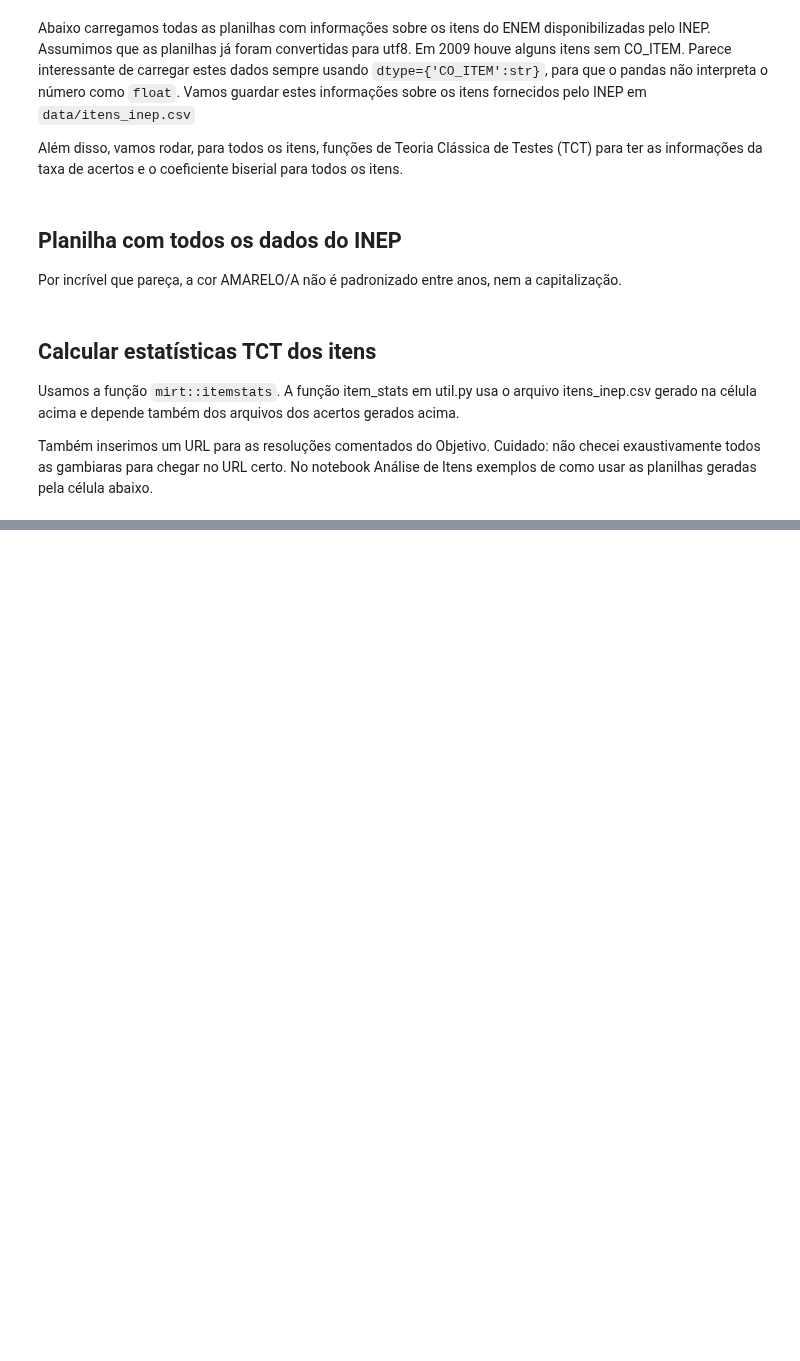
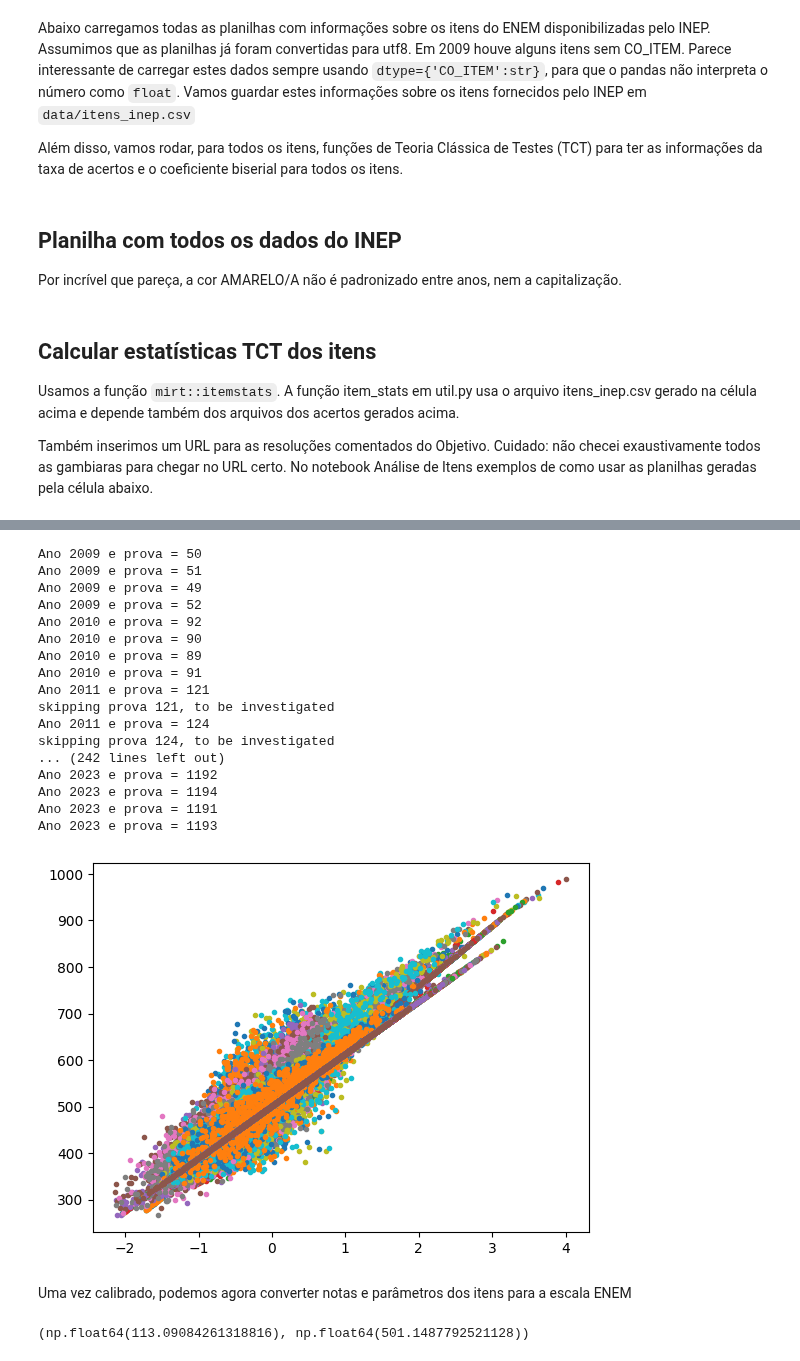
Before and after one commit to atp/enem, a Jupyter notebook: 00-PrepareData.ipynb, the cells around one changed output, grey strips where cells are left out. Cells and saved outputs as stored; diff of their text form; code cells hidden in the pictures; blank space fills up the shorter version.

```diff
--- a/00-PrepareData.ipynb
+++ b/00-PrepareData.ipynb
@@ -323,7 +329,7 @@ def padronizar_amarelo(s):
 
 df = pd.DataFrame()
 for ano in range(2009,2024):
-    item_info = pd.read_csv(f'../inep/enem/{ano}/DADOS/ITENS_PROVA_{ano}-utf8.csv',sep='\;',
+    item_info = pd.read_csv(f'../dados/enem/{ano}/DADOS/ITENS_PROVA_{ano}-utf8.csv',sep='\;',
                         engine='python',dtype={'CO_ITEM':str})
     item_info['ano'] = ano
     item_info['TX_COR'] = item_info['TX_COR'].str.upper().str.strip()
@@ -352,0 +357,53 @@ HTTPError: HTTP Error 403: Forbidden
+# %%
+# vamos ter que pular o ano 2011 para a área CN, porque existe um item que não foi marcado como abandonado,
+# mas para qual o INEP não deu os parâmetros IRT
+# TODO: investigar se o item foi abandonado (conseguimos reproduzir as notas do INEP sem este item)
+# OU se o item foi usado, mas não sabemos os parâmetros.
+# Estamos com dificuldades de reproduzir exatamente as notas de 2017 e 2018 também.
+# TODO: investigar as razões das discrepâncias para os anos que não conseguimos reproduzir
+# TODO: fazer a calibragem para a área LC
+results = pd.DataFrame(columns=['ano','area','prova','slope','intercept','stderr'])
+for area in ['CN','MT','CH']:
+    for ano in range(2009,2024):
+        provs = provas(ano,area)
+        for prova in provs:
+            print(f"Ano {ano} e prova = {prova}")
+            padr,notas_inep= load_padr(prova,1000,nota_inep=True)
+            if prova in [122,121,123,124]:
+                print(f"skipping prova {prova}, to be investigated")
+                continue
+            notas = score_inep(padr,prova)
+
+            x = notas['nota']
+            y = notas_inep['nota_inep']
+            plt.plot(x,y,'.')
+            res = scipy.stats.linregress(x, y)
+            if res.stderr > 0.01:
+                print(f"Standard error of the regression > 0.01 for ano {ano}, area {area} and prova {prova}")
+                print(f"slope = {res.slope}, intercept = {res.intercept}, stderr = {res.stderr}")
+            results.loc[len(results)] = [ano,area,prova,res.slope,res.intercept,res.stderr]
+
+results['prova'] = results['prova'].astype('int')
+results['ano'] = results['ano'].astype('int')
+results.to_csv(f'data/scorecal.csv',index=False)
+# %% [output]
+Ano 2009 e prova = 50
+Ano 2009 e prova = 51
+Ano 2009 e prova = 49
+Ano 2009 e prova = 52
+Ano 2010 e prova = 92
+Ano 2010 e prova = 90
+Ano 2010 e prova = 89
+Ano 2010 e prova = 91
+Ano 2011 e prova = 121
+skipping prova 121, to be investigated
+Ano 2011 e prova = 124
+skipping prova 124, to be investigated
+... (242 lines left out)
+Ano 2023 e prova = 1192
+Ano 2023 e prova = 1194
+Ano 2023 e prova = 1191
+Ano 2023 e prova = 1193
+[figure, added]
+# %% [markdown]
+Uma vez calibrado, podemos agora converter notas e parâmetros dos itens para a escala ENEM
@@ -352,0 +412,4 @@ HTTPError: HTTP Error 403: Forbidden
+# %%
+scalecalparams(area='CN')
+# %% [output]
+(np.float64(113.09084261318816), np.float64(501.1487792521128))
```
Also changed, not shown: parts of 12 cells of this notebook, 8 other files.
